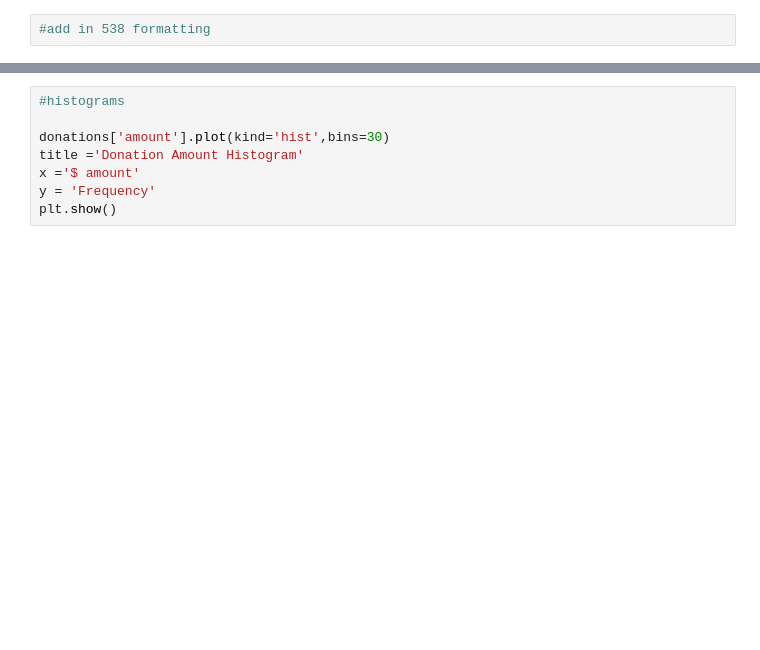
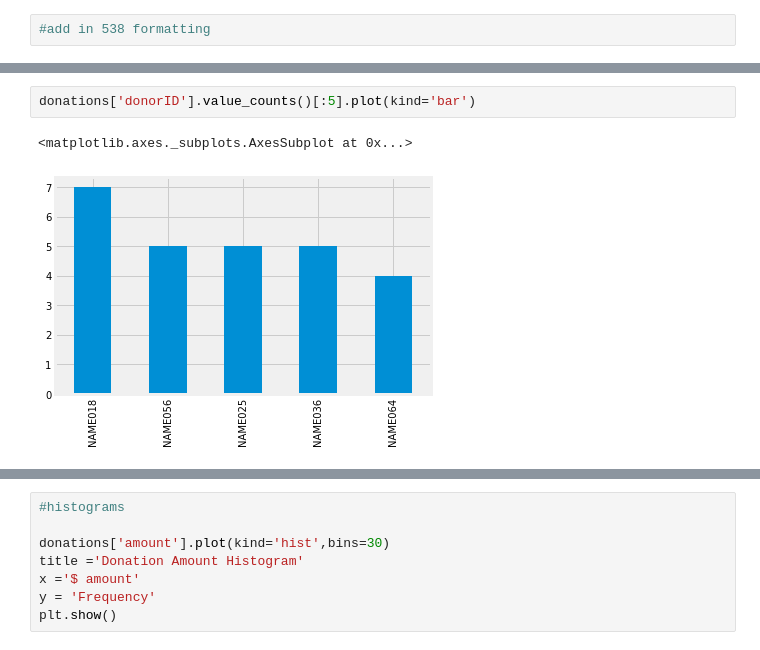
Before and after one commit to wcrowley342/Donordata, a Jupyter notebook: Donation_Data_Analysis.ipynb, the cells around one changed output, grey strips where cells are left out. Cells and saved outputs as stored; diff of their text form; blank space fills up the shorter version.

```diff
--- a/Donation_Data_Analysis.ipynb
+++ b/Donation_Data_Analysis.ipynb
@@ -124,0 +165,5 @@ donations['Total'] = donations['HP'] + donations['Attack']
+# %%
+donations['donorID'].value_counts()[:5].plot(kind='bar')
+# %% [output]
+<matplotlib.axes._subplots.AxesSubplot at 0x...>
+[figure, added]
```
Also changed, not shown: parts of 22 cells of this notebook.
